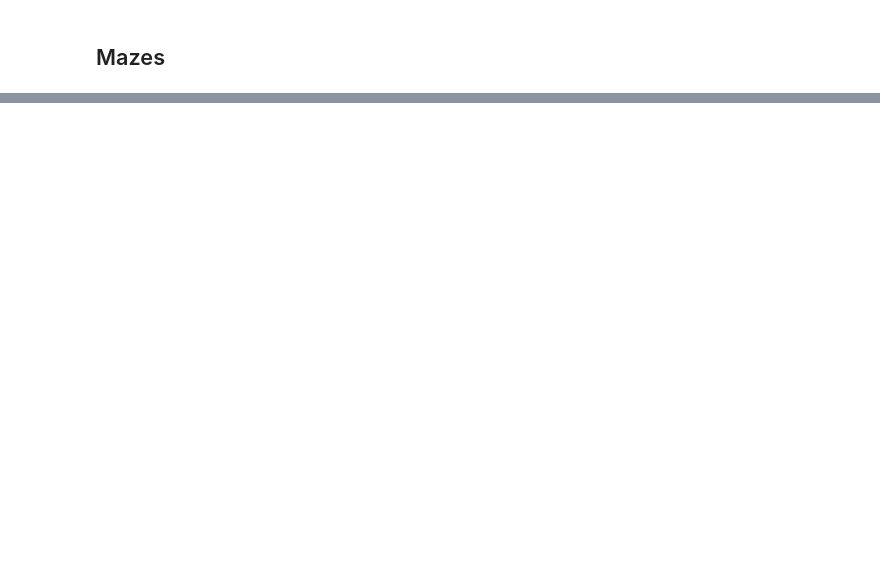
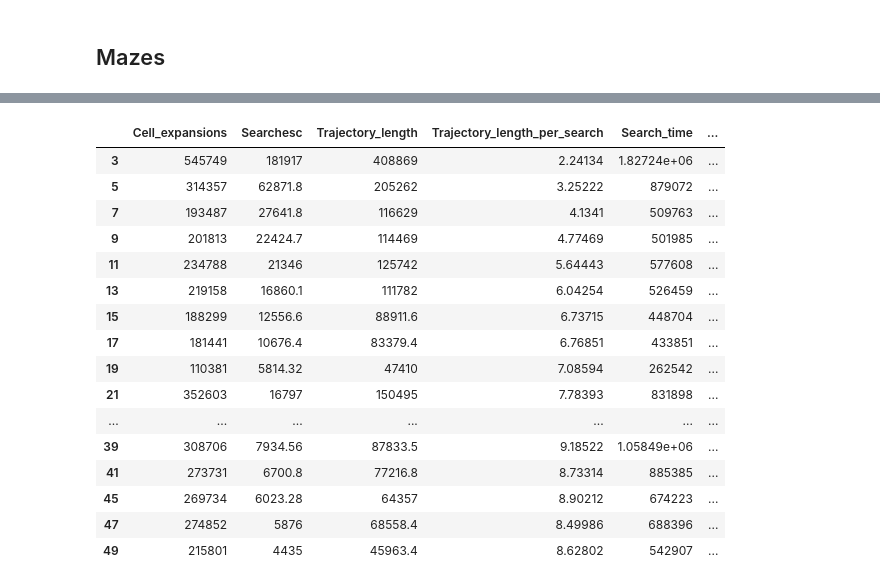
Before and after one commit to Pricolno/D_star_lite_vs_LSS_LRTA_star, a Jupyter notebook: REPORT/report.ipynb, the cells around one changed output, grey strips where cells are left out. Cells and saved outputs as stored; diff of their text form; code cells hidden in the pictures; blank space fills up the shorter version.

```diff
--- a/REPORT/report.ipynb
+++ b/REPORT/report.ipynb
@@ -61,0 +63,8 @@ random_obstacles_results['Search_time_per_search'] *= 10e5
+# %%
+factory_statistics = FactoryStatistics.load_stats(
+    name_file=f'D_Lite_star_random_obstacles_view_range_1_max_count_50',
+    path_to_file='../src/statistics_tools/calcutated_stats/random_obstacles')
+random_obstacles_result = factory_statistics.get_DataFrame()
+
+random_obstacles_result = random_obstacles_result[random_obstacles_result['Cell_expansions'] != 0]
+random_obstacles_result.mean()
@@ -132,3 +134,18 @@ plt.show()
 [drawing not drawn]
 # %% [markdown]
 ## Mazes
+# %%
+max_count_map = 25
+lookaheads = [l for l in range(3, 50, 2) if l!=43]
+statistics = Statistic().get_name_of_statistics()
+mazes_results = pd.DataFrame(columns=statistics,index=lookaheads)
+
+for lookahead in lookaheads:
+    factory_statistics = FactoryStatistics.load_stats(
+        name_file=f'LSS_LRTA_star_mazes_lookahead_eq_{lookahead}_view_range_{1}',
+        path_to_file='../src/statistics_tools/calcutated_stats/mazes')
+    mazes_results.loc[lookahead] = factory_statistics.get_DataFrame().mean()
+
+# force to nanosec?
+mazes_results['Search_time'] *= 10e4
+mazes_results['Search_time_per_search'] *= 10e4
@@ -134,0 +170,20 @@ plt.show()
+# %%
+mazes_results[statistics[:-2]]
+# %% [output]
+|  | Cell_expansions | Searchesc | Trajectory_length | Trajectory_length_per_search | Search_time | ... |
+| 3 | 545749 | 181917 | 408869 | 2.24134 | 1.82724e+06 | ... |
+| 5 | 314357 | 62871.8 | 205262 | 3.25222 | 879072 | ... |
+| 7 | 193487 | 27641.8 | 116629 | 4.1341 | 509763 | ... |
+| 9 | 201813 | 22424.7 | 114469 | 4.77469 | 501985 | ... |
+| 11 | 234788 | 21346 | 125742 | 5.64443 | 577608 | ... |
+| 13 | 219158 | 16860.1 | 111782 | 6.04254 | 526459 | ... |
+| 15 | 188299 | 12556.6 | 88911.6 | 6.73715 | 448704 | ... |
+| 17 | 181441 | 10676.4 | 83379.4 | 6.76851 | 433851 | ... |
+| 19 | 110381 | 5814.32 | 47410 | 7.08594 | 262542 | ... |
+| 21 | 352603 | 16797 | 150495 | 7.78393 | 831898 | ... |
+| ... | ... | ... | ... | ... | ... | ... |
+| 39 | 308706 | 7934.56 | 87833.5 | 9.18522 | 1.05849e+06 | ... |
+| 41 | 273731 | 6700.8 | 77216.8 | 8.73314 | 885385 | ... |
+| 45 | 269734 | 6023.28 | 64357 | 8.90212 | 674223 | ... |
+| 47 | 274852 | 5876 | 68558.4 | 8.49986 | 688396 | ... |
+| 49 | 215801 | 4435 | 45963.4 | 8.62802 | 542907 | ... |
```
Also changed, not shown: parts of 13 cells of this notebook, 4 other files.
